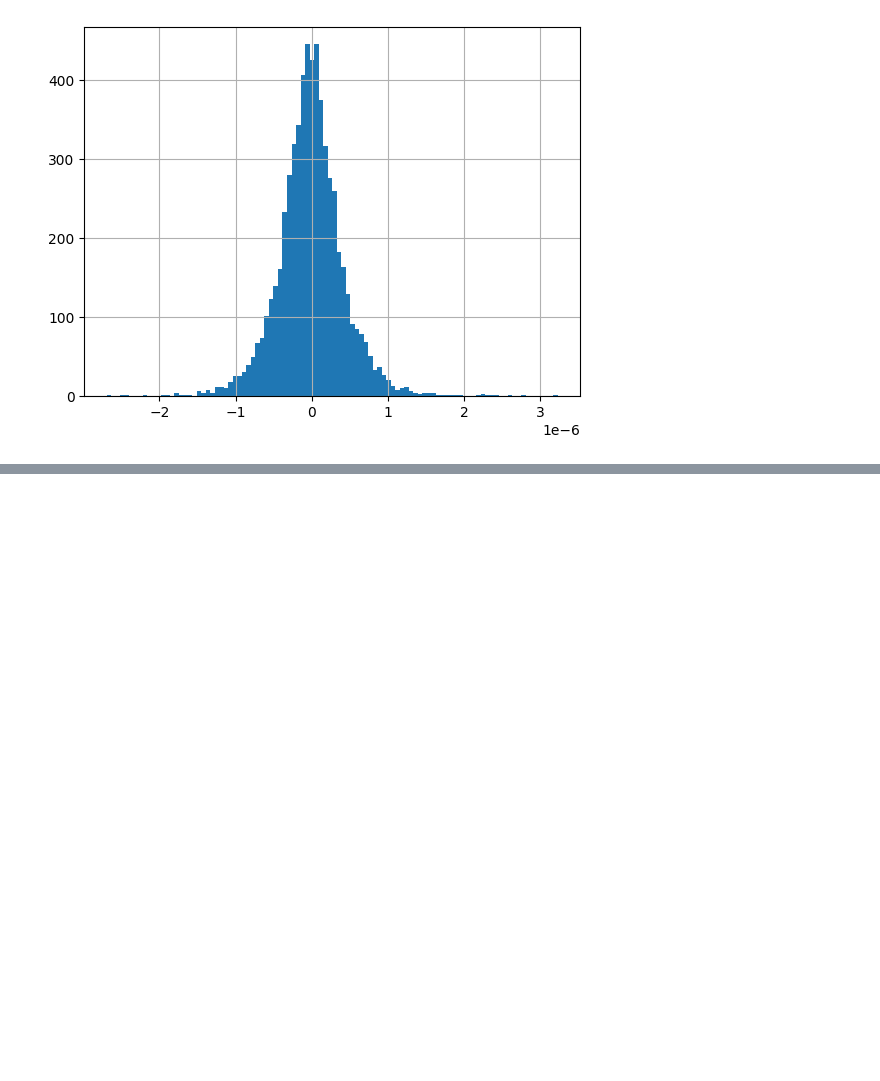
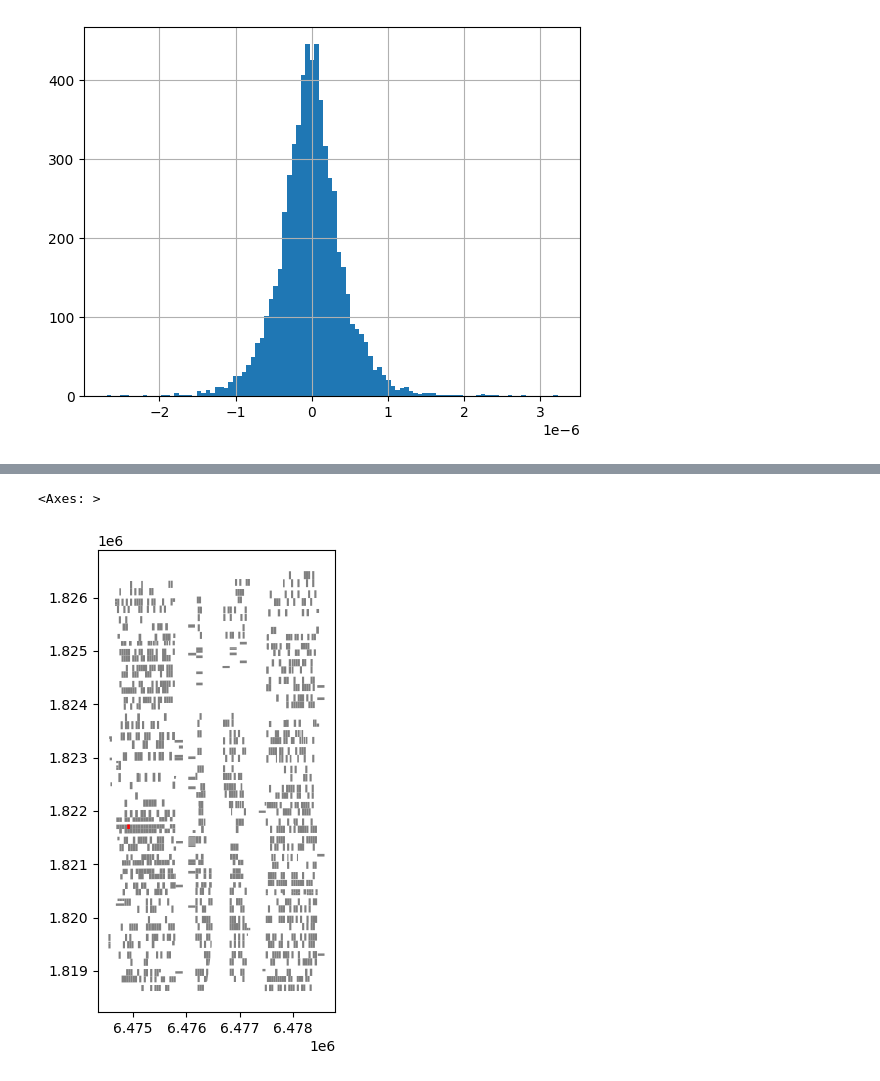
Before and after one commit to AdamSwietek/Hidden_Housing, a Jupyter notebook: notebooks/eda/feb12.ipynb, the cells around one changed output, grey strips where cells are left out. Cells and saved outputs as stored; diff of their text form; code cells hidden in the pictures; blank space fills up the shorter version.

```diff
--- a/notebooks/eda/feb12.ipynb
+++ b/notebooks/eda/feb12.ipynb
@@ -330,0 +416,12 @@ plt.show()
+# %%
+f, ax = plt.subplots(figsize=(8, 6))
+Z = df.loc[[5018022006]]
+df.plot( ax=ax, color = 'grey')
+
+Z.plot(color = 'red', ax = ax)
+
+# Z.set_geometry('lariac_geom_2020').plot(ax=ax, color='lightgray', edgecolor='black')
+# Z.set_geometry('nearmap_geom_2023').plot(ax=ax, color='lightblue', edgecolor='black')
+# %% [output]
+<Axes: >
+[figure, added]
```
Also changed, not shown: parts of 16 cells of this notebook.
